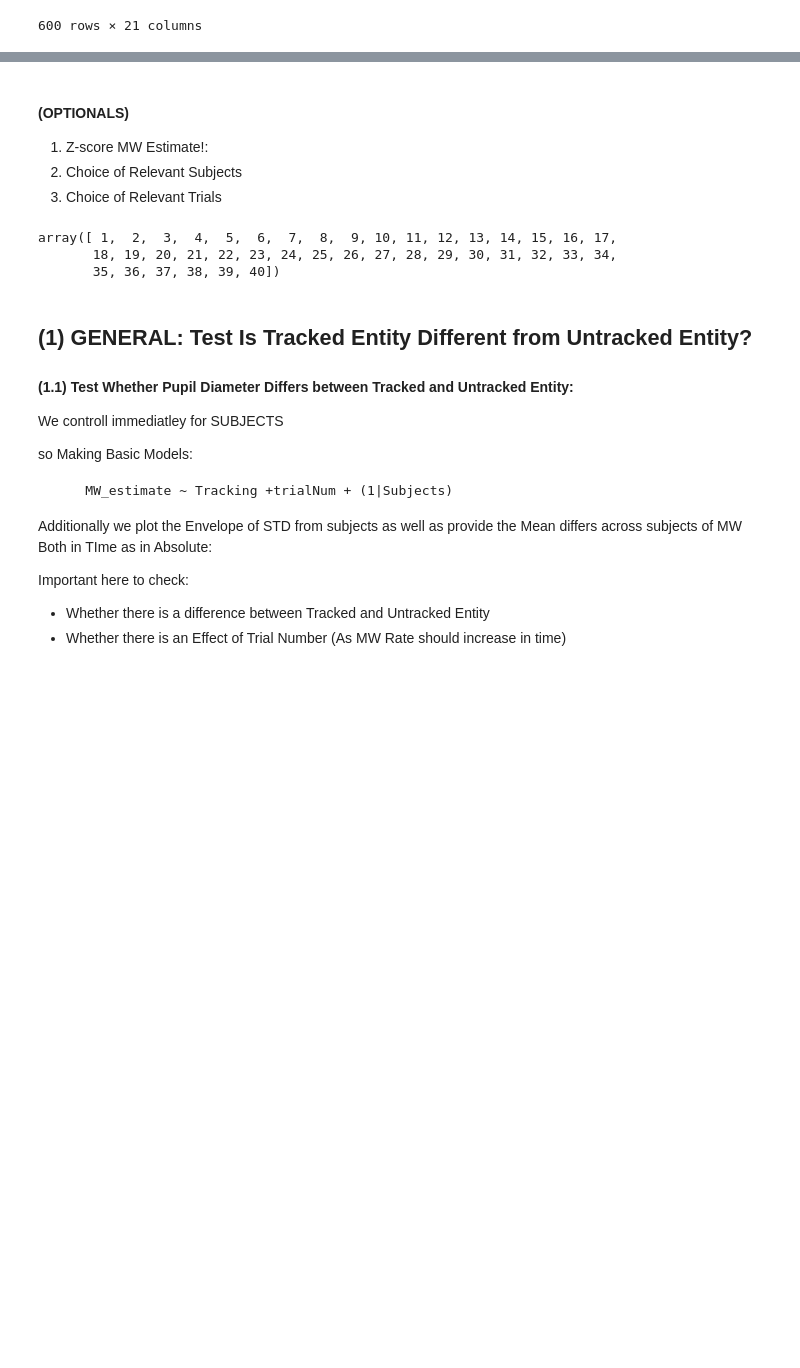
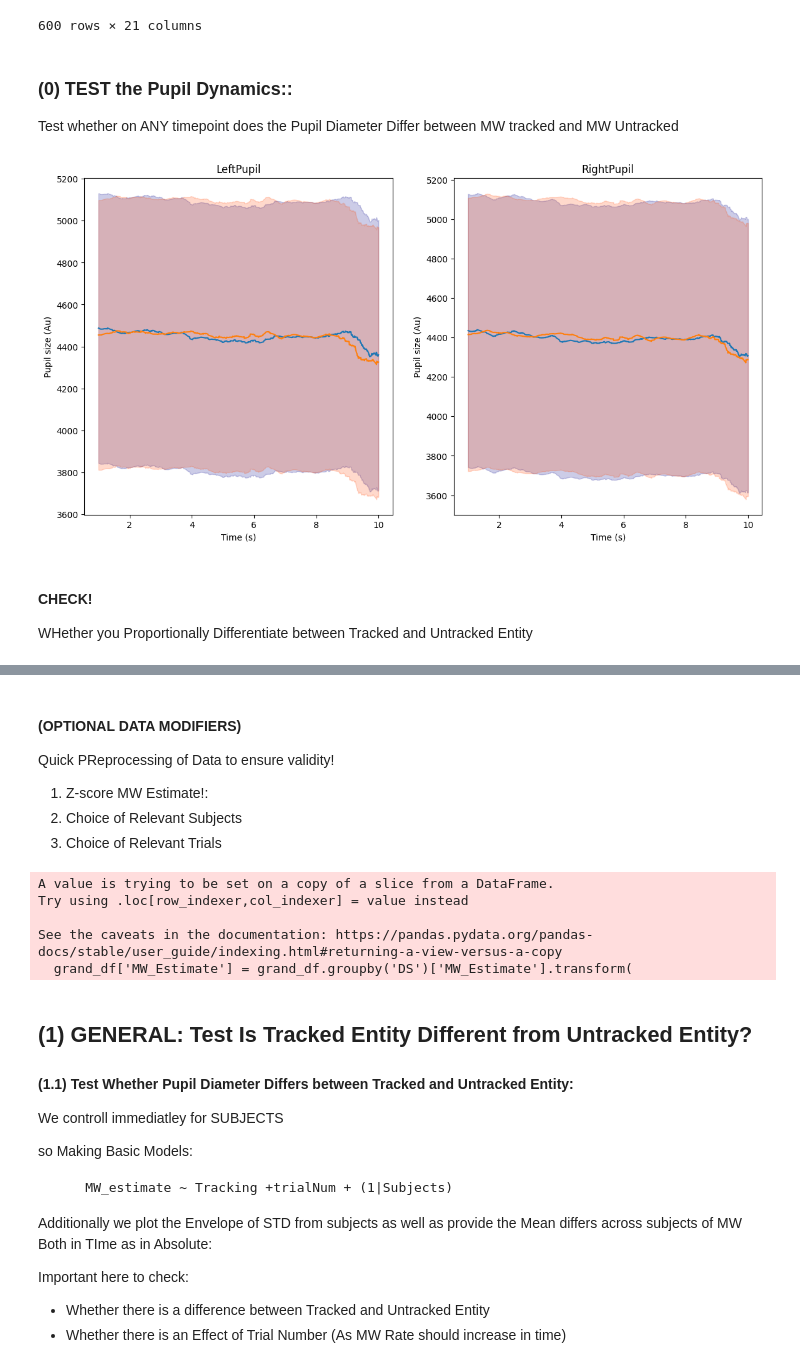
Before and after one commit to MichalDomagala08/startegicMW_lite, a Jupyter notebook: Experiment/analysis/allAnalysis.ipynb, the cells around one changed output, grey strips where cells are left out. Saved outputs shown, nothing was run; the diff lists cells and outputs as text; code cells hidden in the pictures; blank space fills up the shorter version.

```diff
--- a/Experiment/analysis/allAnalysis.ipynb
+++ b/Experiment/analysis/allAnalysis.ipynb
@@ -125,3 +160,8 @@ grand_df
 | 598 | 28.0 | 22.164042 | -366.122276 | -310.520427 | 237.288127 | 220.617470 | 0.569836 | 0.618567 | ... |
 | 599 | 15.0 | 16.345835 | -667.046556 | -581.677044 | 175.831079 | 149.614391 | 0.134100 | 0.080133 | ... |
 600 rows × 21 columns
+# %% [markdown]
+### (0) TEST the Pupil Dynamics::
+
+
+Test whether on ANY timepoint does the Pupil Diameter Differ between MW tracked and MW Untracked
@@ -128 +252,37 @@ grand_df
+# %%
+nsamp = 1000
+sf =100
+
+fig,axs = plt.subplots(1,2,figsize=(14,7))
+
+for i,eye in enumerate(['LeftPupil','RightPupil']):
+    pvals =  [p['Tracking[T.UNTRACKED]'] for p in pvalsFit[eye] if 'Tracking[T.UNTRACKED]' in p]
+
+    reject, p_fdr, _, _ = multipletests(pvals, alpha=0.05, method="fdr_bh") #Benjamini-Hochberg procedure for multiple comparison
+
+
+    axs[i].plot(np.linspace(1,nsamp/sf,nsamp+1),meanTracked[eye],label='')
+    axs[i].fill_between(np.linspace(1,nsamp/sf,nsamp+1),
+                    meanTracked[eye] - stdTracked[eye],
+                    meanTracked[eye]+ stdTracked[eye],
+                    color='darkblue', alpha=0.2, label='TRACKED (STD Envelope)') # make an STD Shade
+
+    axs[i].plot(np.linspace(1,nsamp/sf,nsamp+1),meanUntracked[eye])
+    axs[i].fill_between(np.linspace(1,nsamp/sf,nsamp+1),
+                    meanUntracked[eye] - stdUntracked[eye],
+                    meanUntracked[eye]+ stdUntracked[eye],
+                    color='orangered', alpha=0.2, label='TRACKED (STD Envelope)') # makeand STD shade
+    axs[i].set_title(eye)
+    mask = np.array(p_fdr) < 0.05
+    mask_nan = np.where(mask, True, np.nan)  # True stays True, False becomes np.nan
+
+    axs[i].scatter(np.linspace(1, nsamp/sf, nsamp+1), mask_nan+6000)
+    axs[i].set_xlabel('Time (s)')
+    axs[i].set_ylabel('Pupil size (Au)')
+# %% [output]
+[figure, added]
+# %% [markdown]
+#### CHECK!
+
+WHether you Proportionally Differentiate between Tracked and Untracked Entity
 # %%
@@ -156,7 +293,9 @@ pd.DataFrame([list(first_rows['Tracking']),trackedEntities],columns=first_rows['
 | df | Karolina | Karolina | Karolina | Janek | Janek | Karolina | Karolina | Janek | Karolina | Janek | ... |
 | original | KAROLINA | KAROLINA | KAROLINA | JANEK | JANEK | KAROLINA | KAROLINA | JANEK | KAROLINA | JANEK | ... |
 # %% [markdown]
-#### (OPTIONALS)
+#### (OPTIONAL DATA MODIFIERS)
+
+Quick PReprocessing of Data to ensure validity!
 
 1. Z-score MW Estimate!:
 2. Choice of Relevant Subjects
@@ -200,13 +339,36 @@ elif partial =='first':
 
 
 
+
+###  Additional Parameters:
+
+
+# For Testing Main Effects
+coefs= []
+zvals = []
+pvals = []
+conf1 = []
+conf2 = []
+
+# For Testing Trial Effect
+coefsT= []
+zvalsT = []
+pvalsT = []
+conf1T = []
+conf2T = []
+
+
+indx     = []
+eye      = []
+analysis = []
+
 grand_df= grand_df.dropna()
+# %% [output]
+A value is trying to be set on a copy of a slice from a DataFrame.
+Try using .loc[row_indexer,col_indexer] = value instead
+
+See the caveats in the documentation: https://pandas.pydata.org/pandas-docs/stable/user_guide/indexing.html#returning-a-view-versus-a-copy
+  grand_df['MW_Estimate'] = grand_df.groupby('DS')['MW_Estimate'].transform(
-# %%
-np.unique(grand_df['trialNum'])
-# %% [output]
-array([ 1,  2,  3,  4,  5,  6,  7,  8,  9, 10, 11, 12, 13, 14, 15, 16, 17,
-       18, 19, 20, 21, 22, 23, 24, 25, 26, 27, 28, 29, 30, 31, 32, 33, 34,
-       35, 36, 37, 38, 39, 40])
 # %% [markdown]
 ## (1) GENERAL: Test Is Tracked Entity Different from Untracked Entity?
 
```
Also changed, not shown: parts of 23 cells of this notebook, 10 other files.
